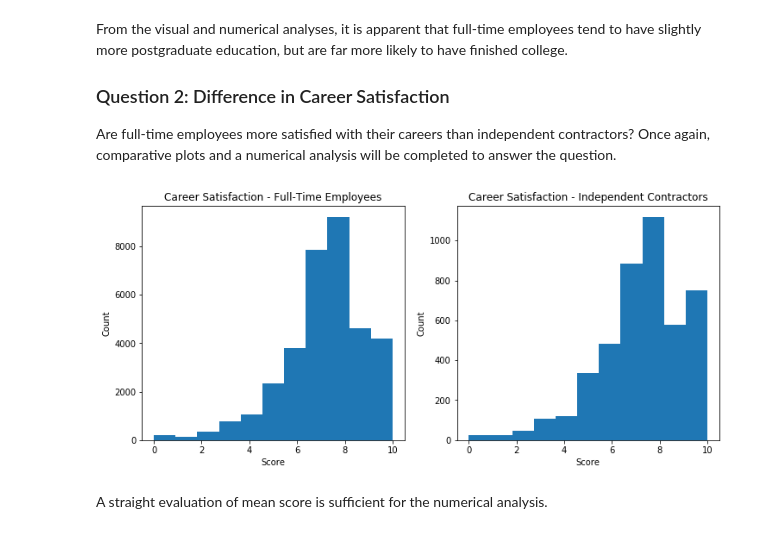
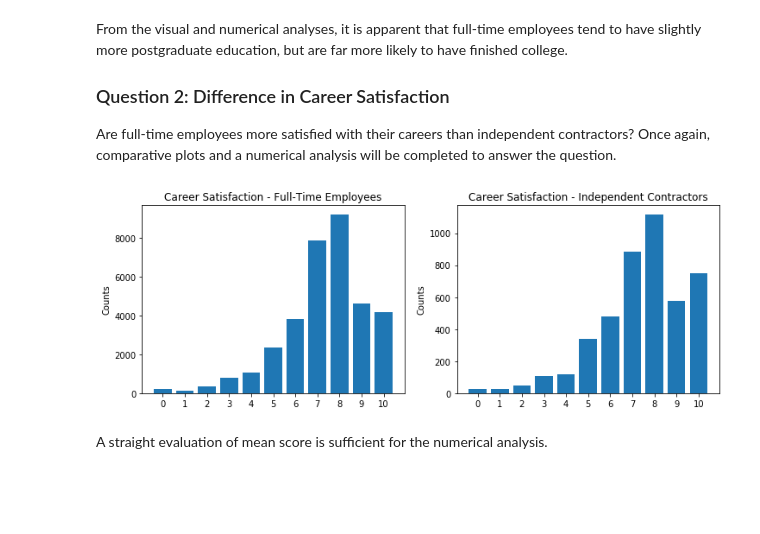
Before and after one commit to dwillengelhardt/Stack_Overflow_2017_Survey_Analysis, a Jupyter notebook: Stack_Overflow_Full_Time_Employees_vs_Contractors.ipynb, the cells around one changed output. Saved outputs shown, nothing was run; the diff lists cells and outputs as text; code cells hidden in the pictures; blank space fills up the shorter version.

```diff
--- a/Stack_Overflow_Full_Time_Employees_vs_Contractors.ipynb
+++ b/Stack_Overflow_Full_Time_Employees_vs_Contractors.ipynb
@@ -396,25 +451,14 @@ Proportion of independent contractors that never finished college:  0.3369881405
 From the visual and numerical analyses, it is apparent that full-time employees tend to have slightly more postgraduate education, but are far more likely to have finished college.
 ### Question 2: Difference in Career Satisfaction
 Are full-time employees more satisfied with their careers than independent contractors?  Once again, comparative plots and a numerical analysis will be completed to answer the question.
-# %%
-# Set figure size
-plt.figure(figsize = [12, 5])
-
-# Create histogram for career satisfaction of full-time employees
-plt.subplot(1,2,1)
-plt.title('Career Satisfaction - Full-Time Employees')
-plt.xlabel('Score')
-plt.ylabel('Count')
-plt.hist(data = df_ft, x = 'CareerSatisfaction', bins = 11);
-
-# Create histogram for career satisfaction of independent contractors
-plt.subplot(1,2,2)
-plt.title('Career Satisfaction - Independent Contractors')
-plt.xlabel('Score')
-plt.ylabel('Count')
-plt.hist(data = df_ind, x = 'CareerSatisfaction', bins = 11);
-# %% [output]
-[figure, removed]
+# %%
+# Create list of labels for CareerSatisfaction bar chart x axis
+cs_labels = list(np.arange(11))
+
+# Create comparative bar charts for CareerSatisfaction column
+bar_chart_compare('CareerSatisfaction', 'Career Satisfaction', cs_labels)
+# %% [output]
+[figure, added]
 # %% [markdown]
 A straight evaluation of mean score is sufficient for the numerical analysis.
 # %%
```
Also changed, not shown: parts of 14 cells of this notebook.
